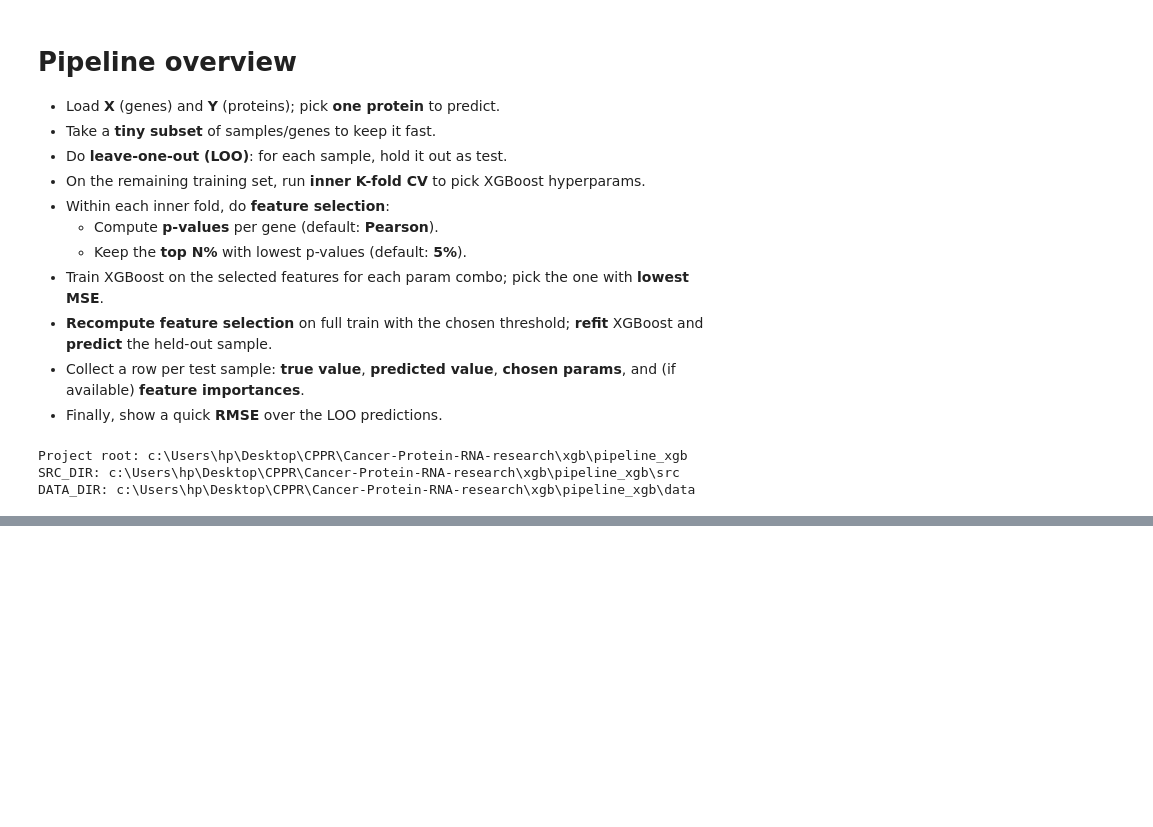
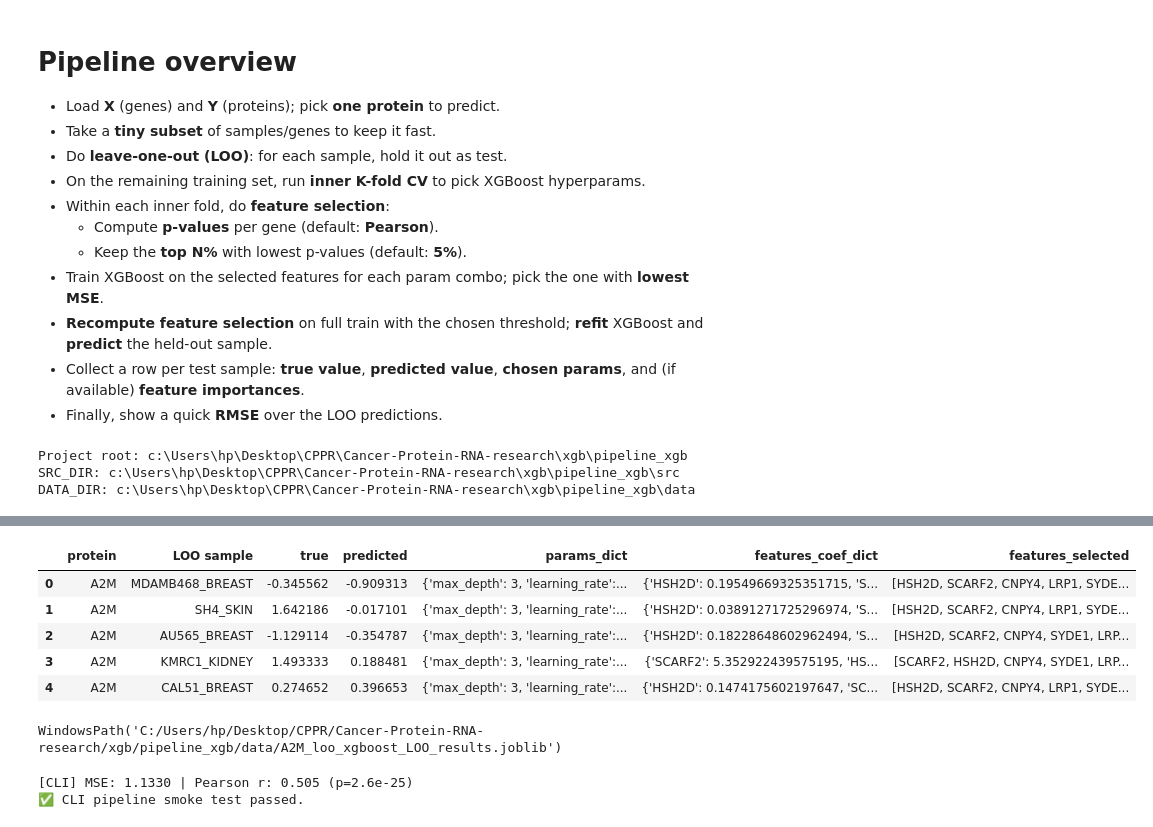
Before and after one commit to flaviocaroli/Cancer-Protein-RNA-research, a Jupyter notebook: xgb/pipeline_xgb/pipeline_test.ipynb, the cells around one changed output, grey strips where cells are left out. Cells and saved outputs as stored; diff of their text form; code cells hidden in the pictures; blank space fills up the shorter version.

```diff
--- a/xgb/pipeline_xgb/pipeline_test.ipynb
+++ b/xgb/pipeline_xgb/pipeline_test.ipynb
@@ -229,0 +357,23 @@ quick_scatter(cli_df, "CLI LOO: P1")
+# %%
+out_path = DATA_DIR / "A2M_loo_xgboost_LOO_results.joblib"
+if not out_path.exists():
+    raise FileNotFoundError(f"Expected results file not found: {out_path}")
+
+cli_df = load(out_path)
+display(cli_df.head(), out_path)
+
+# Quick metrics
+mse = mean_squared_error(cli_df["true"], cli_df["predicted"])
+r, p = pearsonr(cli_df["true"], cli_df["predicted"])
+print(f"[CLI] MSE: {mse:.4f} | Pearson r: {r:.3f} (p={p:.1e})")
+print("✅ CLI pipeline smoke test passed.")
+# %% [output]
+|  | protein | LOO sample | true | predicted | params_dict | features_coef_dict | features_selected |
+| 0 | A2M | MDAMB468_BREAST | -0.345562 | -0.909313 | {'max_depth': 3, 'learning_rate':... | {'HSH2D': 0.19549669325351715, 'S... | [HSH2D, SCARF2, CNPY4, LRP1, SYDE... |
+| 1 | A2M | SH4_SKIN | 1.642186 | -0.017101 | {'max_depth': 3, 'learning_rate':... | {'HSH2D': 0.03891271725296974, 'S... | [HSH2D, SCARF2, CNPY4, LRP1, SYDE... |
+| 2 | A2M | AU565_BREAST | -1.129114 | -0.354787 | {'max_depth': 3, 'learning_rate':... | {'HSH2D': 0.18228648602962494, 'S... | [HSH2D, SCARF2, CNPY4, SYDE1, LRP... |
+| 3 | A2M | KMRC1_KIDNEY | 1.493333 | 0.188481 | {'max_depth': 3, 'learning_rate':... | {'SCARF2': 5.352922439575195, 'HS... | [SCARF2, HSH2D, CNPY4, SYDE1, LRP... |
+| 4 | A2M | CAL51_BREAST | 0.274652 | 0.396653 | {'max_depth': 3, 'learning_rate':... | {'HSH2D': 0.1474175602197647, 'SC... | [HSH2D, SCARF2, CNPY4, LRP1, SYDE... |
+WindowsPath('C:/Users/hp/Desktop/CPPR/Cancer-Protein-RNA-research/xgb/pipeline_xgb/data/A2M_loo_xgboost_LOO_results.joblib')
+[CLI] MSE: 1.1330 | Pearson r: 0.505 (p=2.6e-25)
+✅ CLI pipeline smoke test passed.
```
Also changed, not shown: parts of 11 cells of this notebook, 7 other files.
